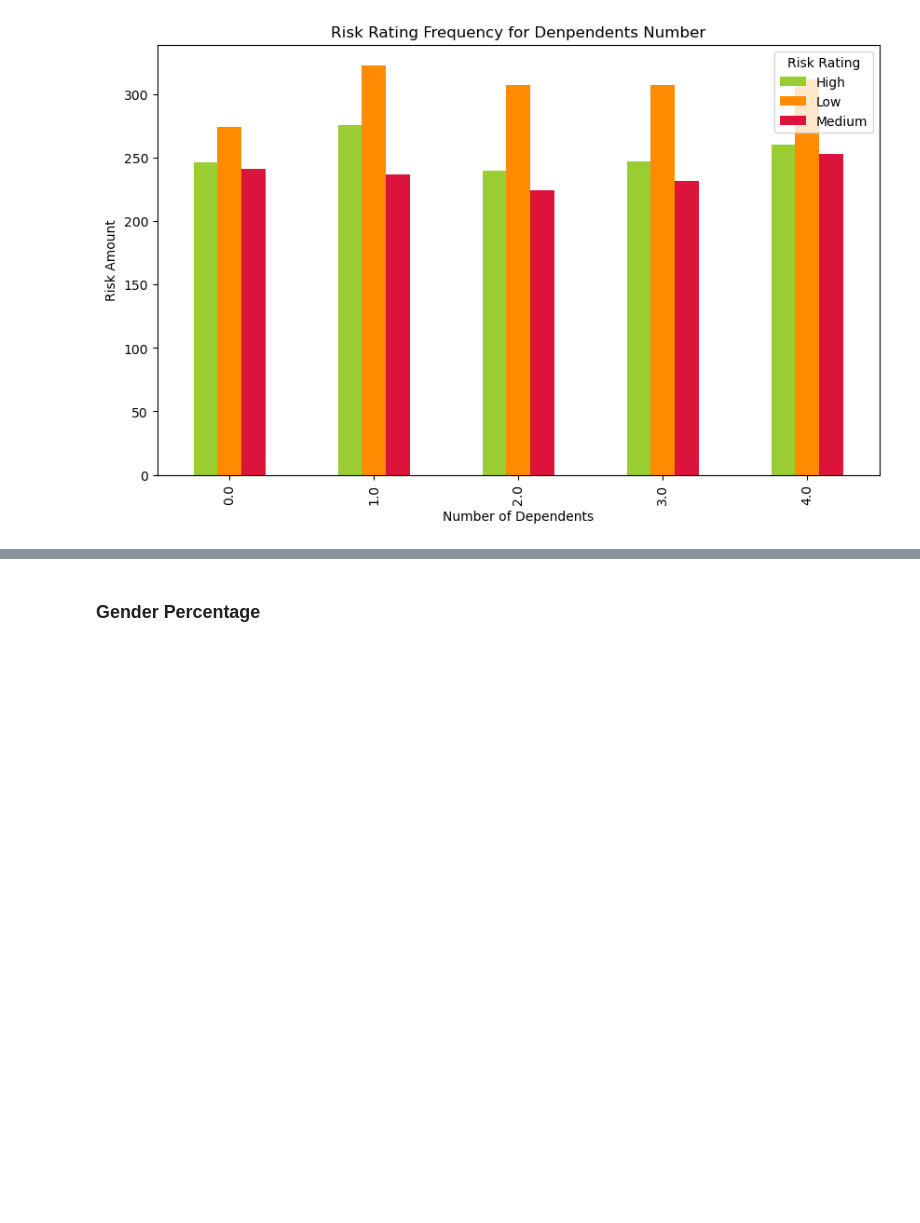
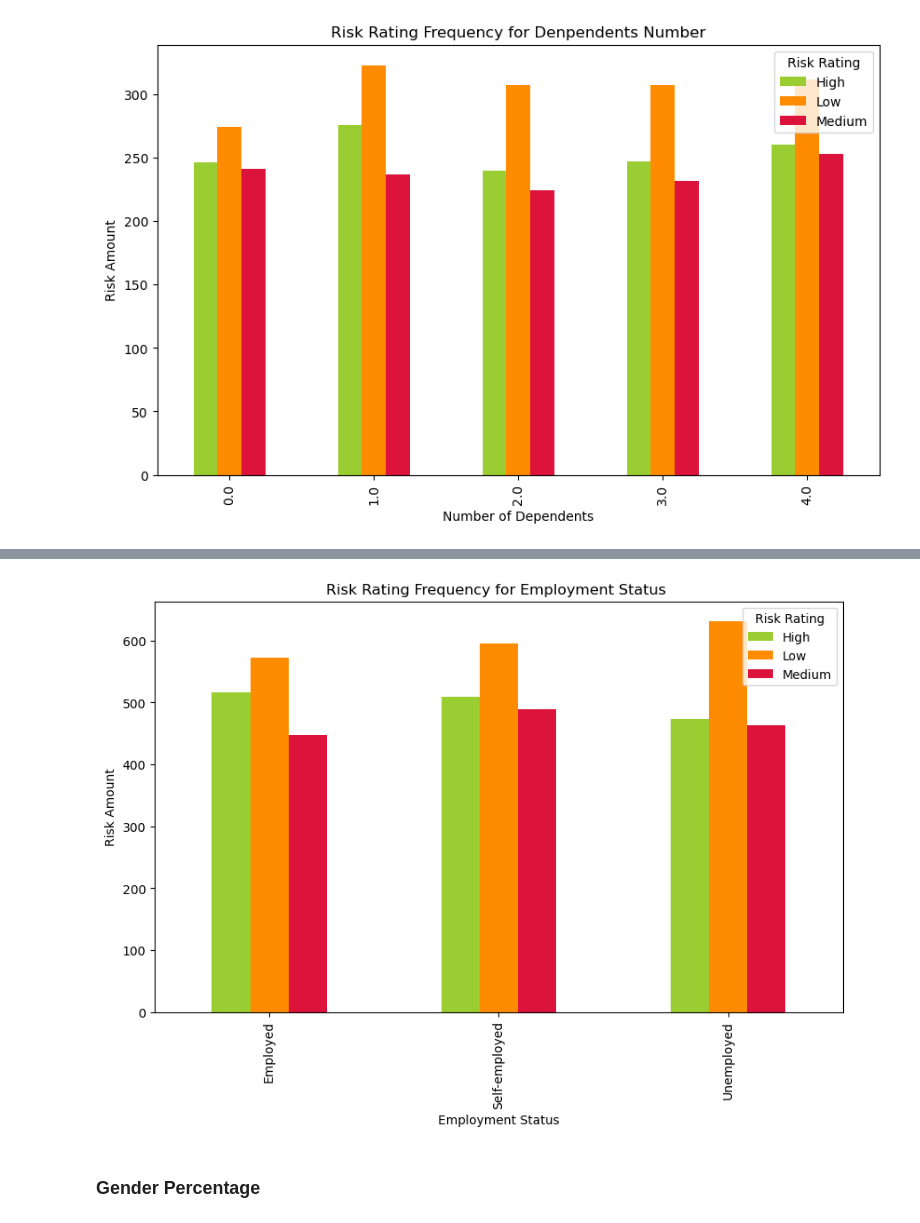
Before and after one commit to thiyaraPG/financial_risk_predictor, a Jupyter notebook: Financial_Risk.ipynb, the cells around one changed output, grey strips where cells are left out. Saved outputs shown, nothing was run; the diff lists cells and outputs as text; code cells hidden in the pictures; blank space fills up the shorter version.

```diff
--- a/Financial_Risk.ipynb
+++ b/Financial_Risk.ipynb
@@ -229,3 +239,13 @@ plt.ylabel("Risk Amount");
+# %%
+# Create a plot of crosstab
+pd.crosstab(dataset["Employment Status"], dataset["Risk Rating"]).plot(kind="bar",
+                                                                    figsize=(10, 6),
+                                                                    color=["yellowgreen", "darkorange", "crimson"])
+
+plt.title("Risk Rating Frequency for Employment Status ")
+plt.ylabel("Risk Amount");
+# %% [output]
+[figure, added]
 # %% [markdown]
 ### Gender Percentage
 # %%
```
Also changed, not shown: parts of 2 cells of this notebook, 1 other file.
